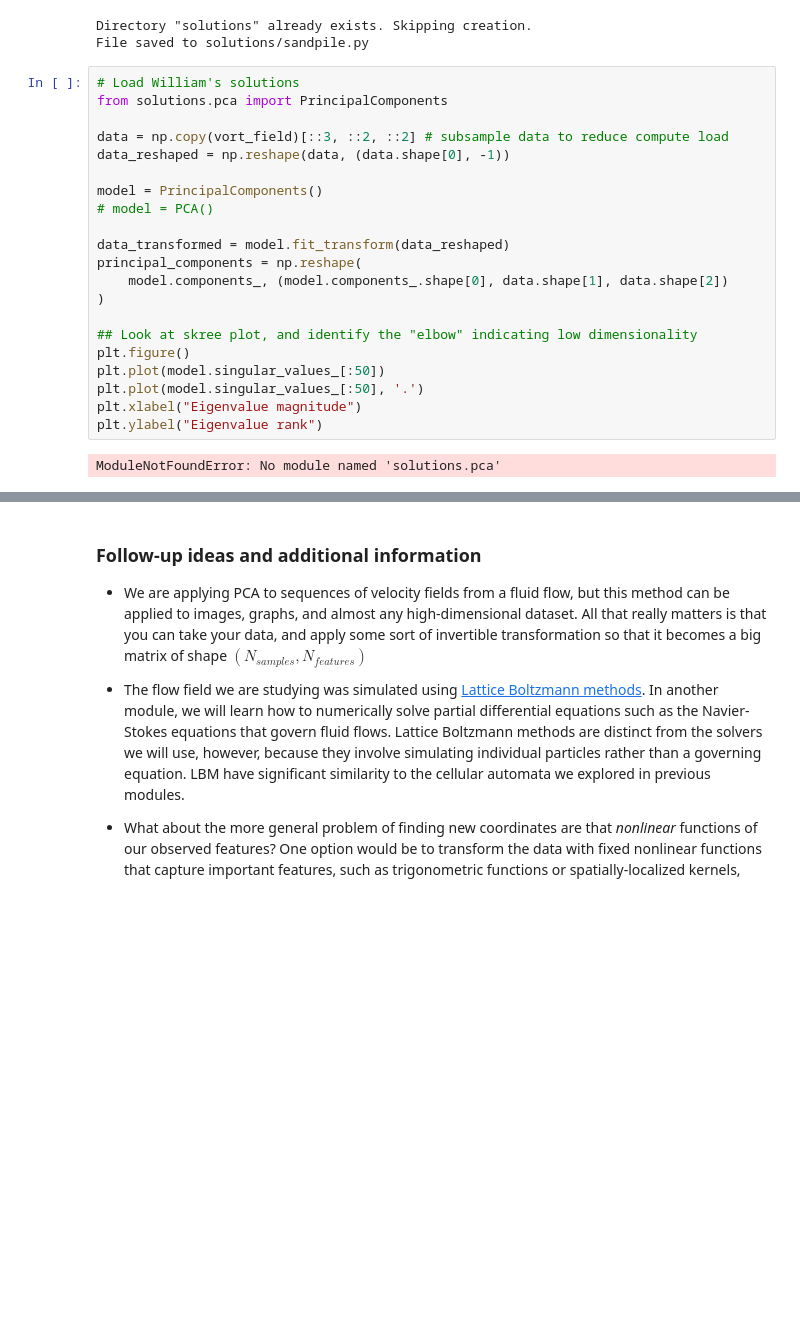
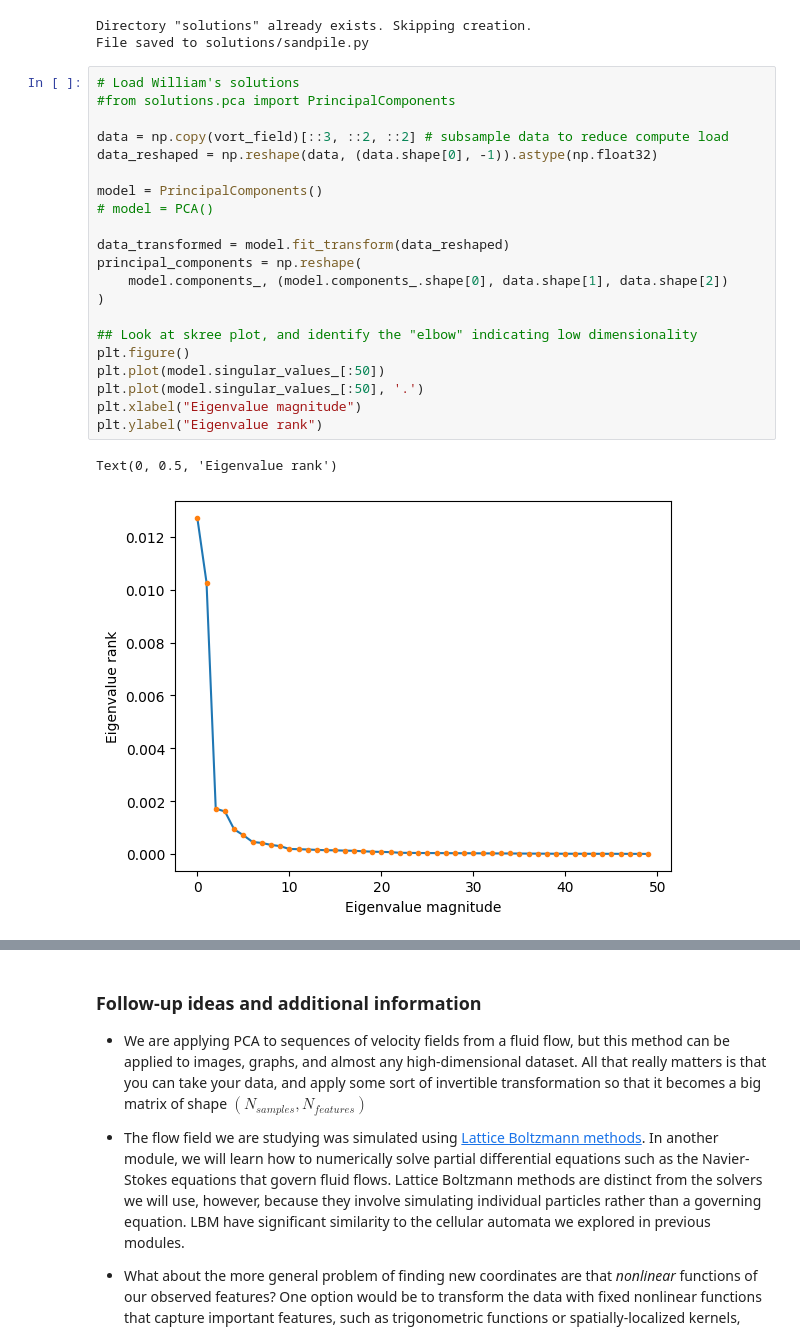
Before and after one commit to amalbumbia/Computationalphys, a Jupyter notebook: hw/matrices_unsupervised_learning.ipynb, the cells around one changed output, grey strips where cells are left out. Drawn from its saved outputs; the diff is of its cells as text; blank space fills up the shorter version.

```diff
--- a/hw/matrices_unsupervised_learning.ipynb
+++ b/hw/matrices_unsupervised_learning.ipynb
@@ -514,27 +519,28 @@ Directory "solutions" already exists. Skipping creation.
 File saved to solutions/sandpile.py
 # %%
 # Load William's solutions
-from solutions.pca import PrincipalComponents
+#from solutions.pca import PrincipalComponents
 
 data = np.copy(vort_field)[::3, ::2, ::2] # subsample data to reduce compute load
-data_reshaped = np.reshape(data, (data.shape[0], -1))
+data_reshaped = np.reshape(data, (data.shape[0], -1)).astype(np.float32)
 
 model = PrincipalComponents()
 # model = PCA()
 
 data_transformed = model.fit_transform(data_reshaped)
 principal_components = np.reshape(
     model.components_, (model.components_.shape[0], data.shape[1], data.shape[2])
 )
 
 ## Look at skree plot, and identify the "elbow" indicating low dimensionality
 plt.figure()
 plt.plot(model.singular_values_[:50])
 plt.plot(model.singular_values_[:50], '.')
 plt.xlabel("Eigenvalue magnitude")
 plt.ylabel("Eigenvalue rank")
 # %% [output]
-ModuleNotFoundError: No module named 'solutions.pca'
+Text(0, 0.5, 'Eigenvalue rank')
+[figure, added]
 # %%
 
 ## Plot the principal components
```
Also changed, not shown: parts of 2 cells of this notebook.
